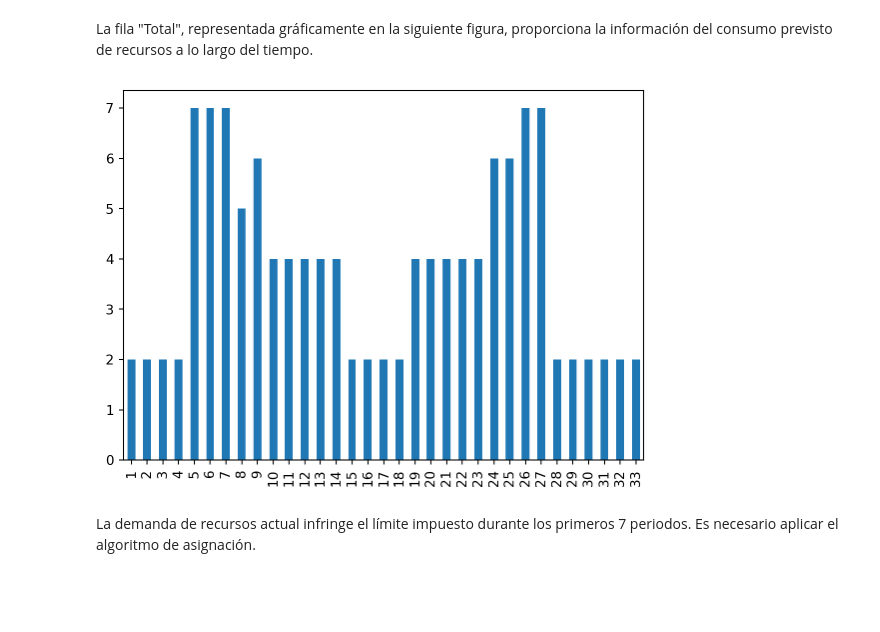
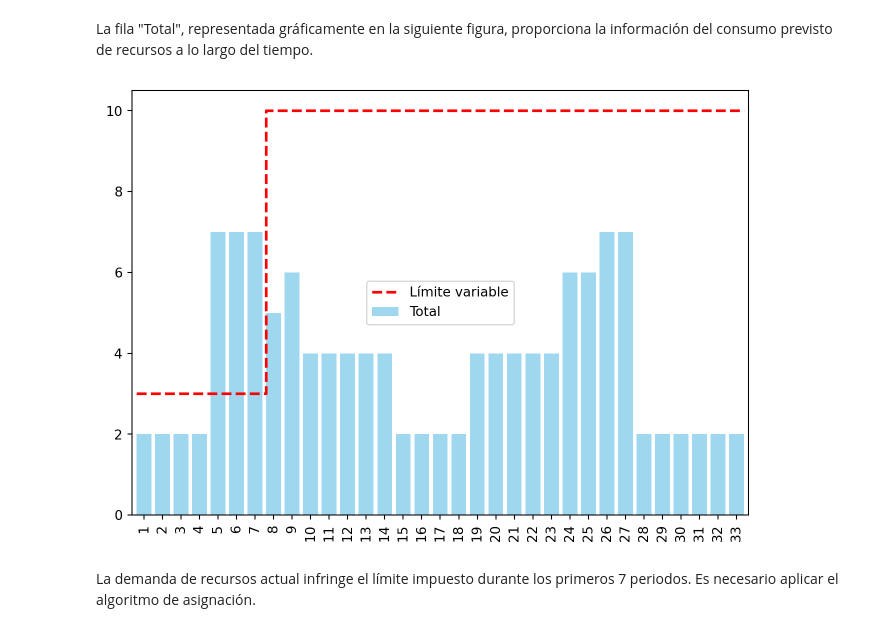
Before and after one commit to mcasl/pmULE, a Jupyter notebook: notebooks/Ejercicio_07.ipynb, the cells around one changed output. Saved outputs shown, nothing was run; the diff lists cells and outputs as text; code cells hidden in the pictures; blank space fills up the shorter version.

```diff
--- a/notebooks/Ejercicio_07.ipynb
+++ b/notebooks/Ejercicio_07.ipynb
@@ -37,8 +37,9 @@ from pmule import PredecessorTable, ProjectGraph, pinta_tikz
 
 Considere el proyecto cuya información se adjunta. Realice cada apartado partiendo en todos los casos de la situación original del proyecto indicada en los datos del enunciado.
 # %%
+limite_maximo_recursos = [3]*7 + [10]
 pregunta_1 = "1. Dibuje el grafo PERT y determine el camino crítico.  "
-pregunta_2 = "2. Indique sus actuaciones si existiera un límite de disponibilidad de recursos durante los primeros 7 periodos igual a 3 unidades.  "
+pregunta_2 = "2. Indique sus actuaciones si existiera un límite de disponibilidad de recursos durante los primeros 7 periodos igual a 3 unidades, y de 10 unidades para los siguientes periodos.  "
 pregunta_3 = "3. Indique sus actuaciones para reducir la duración del proyecto hasta 28 periodos con un mínimo sobrecoste añadido.  "
 pregunta_4 = "4. Indique sus actuaciones para reducir la duración del proyecto hasta su duración tope con un mínimo sobrecoste añadido.  "
 pregunta_5 = """5. Duración del proyecto si se introducen los siguientes cambios:
@@ -279,7 +280,7 @@ display(Markdown(pregunta_2))
 Para responder este apartado es necesario representar la demanda de recursos a lo largo del tiempo.
 # %%
 proyecto_asignacion = proyecto.copy()
-gantt_recursos, dibujo = proyecto_asignacion.gantt(datos_proyecto, 'duration', 'resources', total='fila', holguras = True, tikz=True,
+gantt_df, dibujo = proyecto_asignacion.gantt(datos_proyecto, 'duration', 'resources', total='fila', holguras = True, tikz=True,
                                                   params=dict(period_width=0.75))
 # %%
 #| fig-cap: "Diagrama de Gantt del proyecto en su estado inicial"
@@ -292,10 +293,10 @@ La fila "Total", representada gráficamente en la siguiente figura, proporciona
 # %%
 #| fig-cap: "Diagrama de cargas antes de aplicar el algoritmo de asignación"
 #| label: fig-preAsignacionBarras
 
-(gantt_recursos.data.loc['Total'].drop('H_total').plot(kind='bar'));
+plot_cargas(gantt_df=gantt_df, limite_maximo_recursos=limite_maximo_recursos)
 # %% [output]
-[figure, old version]
+[figure, new version]
 # %% [markdown]
 La demanda de recursos actual infringe el límite impuesto durante los primeros 7 periodos. Es necesario aplicar el algoritmo de asignación.
 # %% [markdown]
```
Also changed, not shown: parts of 5 cells of this notebook, 3 other files.
